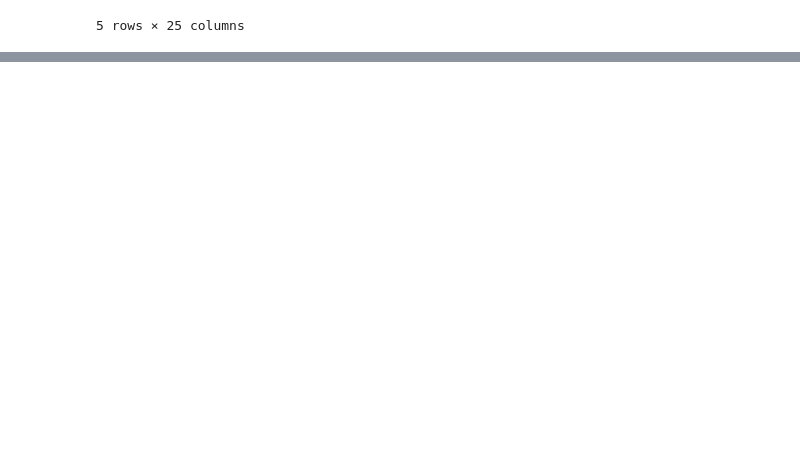
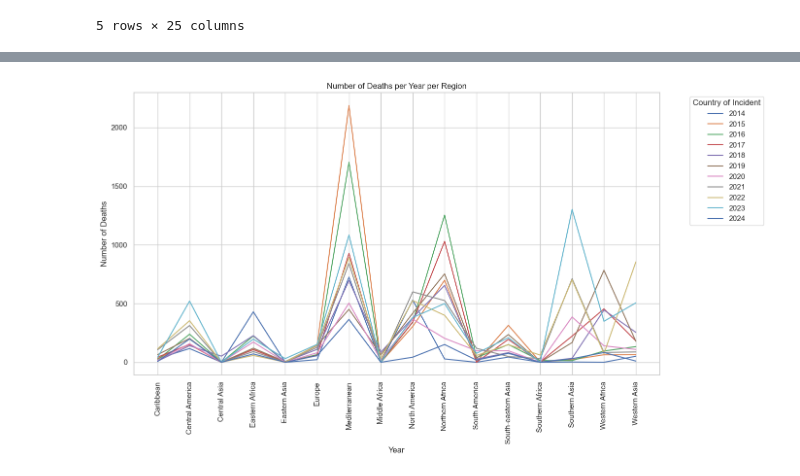
Before and after one commit to karengrrr/project-immigration, a Jupyter notebook: Migrants.ipynb, the cells around one changed output, grey strips where cells are left out. Saved outputs shown, nothing was run; the diff lists cells and outputs as text; code cells hidden in the pictures; blank space fills up the shorter version.

```diff
--- a/Migrants.ipynb
+++ b/Migrants.ipynb
@@ -16,2 +528,2 @@ conflicts_data.head()
 # %%
-migrant_deaths_data = pd.read_excel("data/Migrant_deaths.xlsx")
+migrant_deaths_data = pd.read_excel("project-immigration/data/Migrant_deaths.xlsx")
@@ -39,0 +563,4 @@ migrant_deaths_data.head()
+# %%
+# Replace NaN values in numeric columns with the mean
+migrant_deaths_data.fillna(conflicts_data.mean(numeric_only=True), inplace=True)
+migrant_deaths_data.info()
@@ -39,0 +664,14 @@ migrant_deaths_data.head()
+# %%
+# Plotting Deaths per Year per Country
+plt.figure(figsize=(14, 8))
+sns.set(style="whitegrid")
+
+for country in deaths_pivot.index:
+    plt.plot(deaths_pivot.columns, deaths_pivot.loc[country], label=country)
+
+plt.title('Number of Deaths per Country per Year')
+plt.xlabel('Year')
+plt.ylabel('Number of Deaths')
+plt.legend(title='Country of Incident', bbox_to_anchor=(1.05, 1), loc='upper left')
+
+plt.show()
@@ -39,0 +680,9 @@ migrant_deaths_data.head()
+# %%
+# Calculated deaths per year per country
+
+deaths_per_year_region = migrant_deaths_data.groupby(['Incident Year', 'Region of Incident'])['Number of Dead'].sum().reset_index(name='total_deaths')
+
+# Pivot the DataFrame to have years as columns
+deaths_pivot_region = deaths_per_year_region.pivot(index='Incident Year', columns='Region of Incident', values='total_deaths').fillna(0)
+
+deaths_pivot_region.head(25)
@@ -39,0 +703,18 @@ migrant_deaths_data.head()
+# %%
+# Plotting Deaths per Country per Year
+plt.figure(figsize=(14, 8))
+sns.set(style="whitegrid")
+
+for country in deaths_pivot_region.index:
+    plt.plot(deaths_pivot_region.columns, deaths_pivot_region.loc[country], label=country)
+
+plt.title('Number of Deaths per Year per Region')
+plt.xlabel('Year')
+plt.ylabel('Number of Deaths')
+plt.legend(title='Country of Incident', bbox_to_anchor=(1.05, 1), loc='upper left')
+plt.xticks(rotation=90)
+plt.tight_layout()
+
+plt.show()
+# %% [output]
+[figure, added]
```
Also changed, not shown: parts of 28 cells of this notebook.
